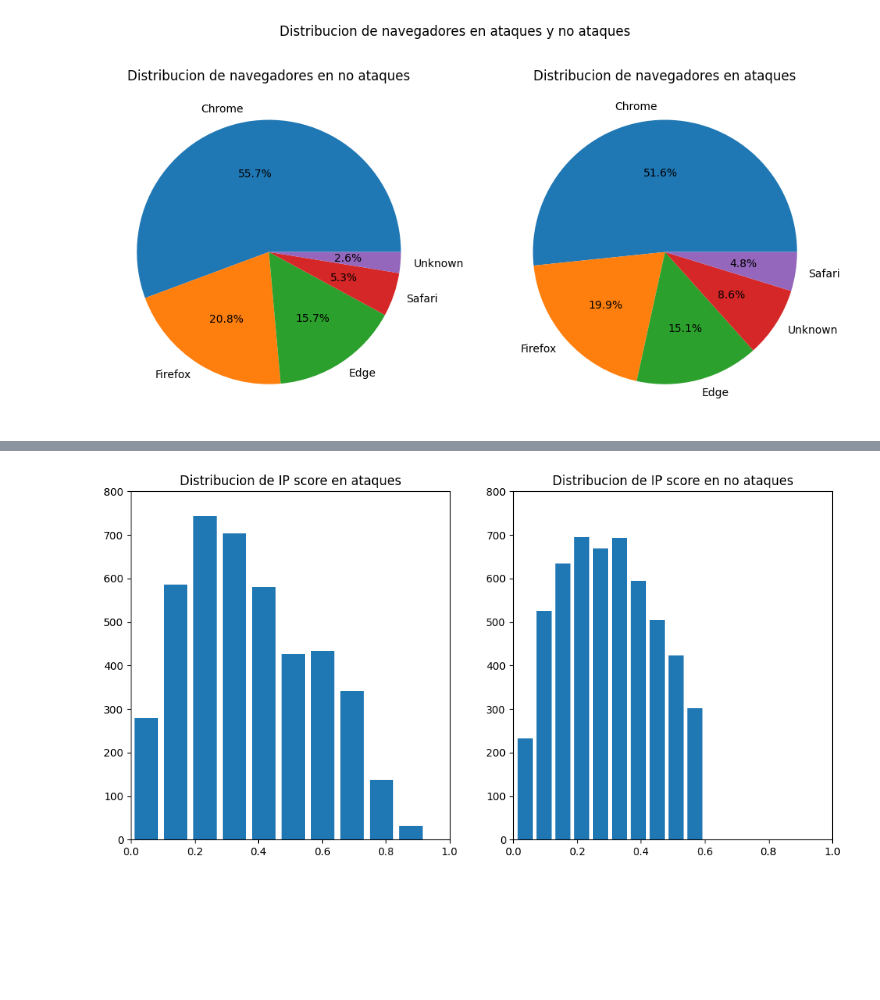
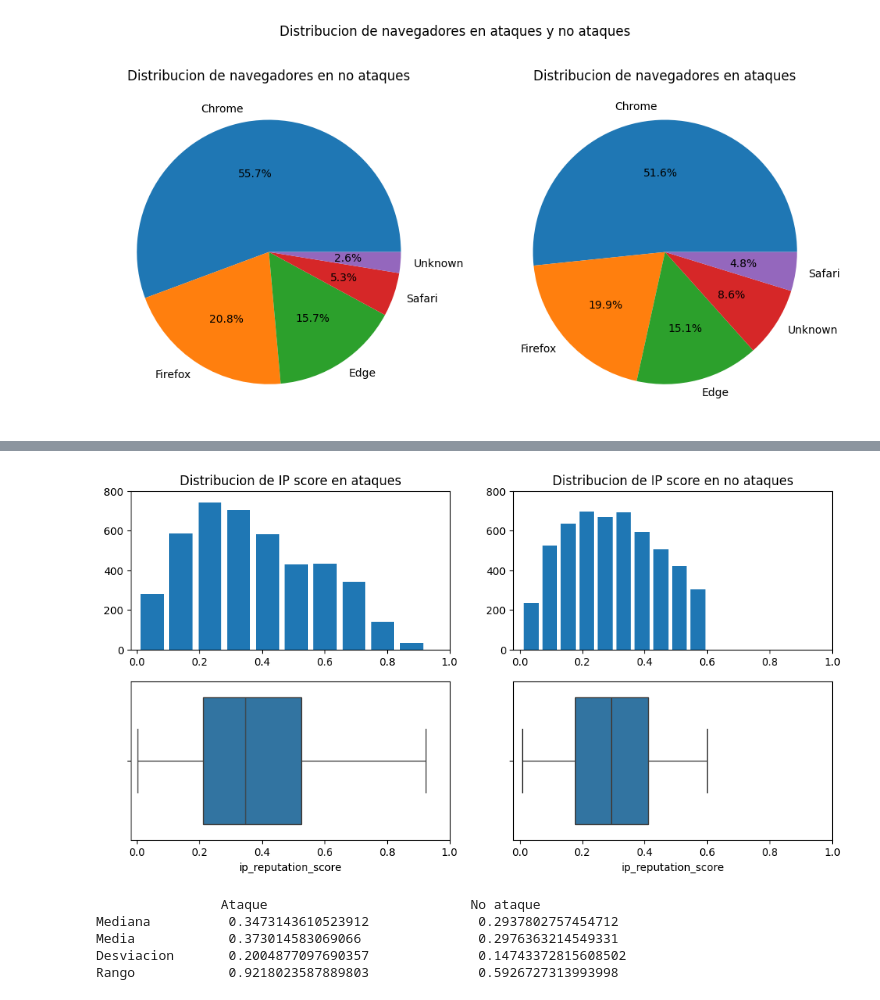
Before and after one commit to JeronimoMarg/tp_cienciaDeDatos, a Jupyter notebook: TP.ipynb, the cells around one changed output, grey strips where cells are left out. Cells and saved outputs as stored; diff of their text form; code cells hidden in the pictures; blank space fills up the shorter version.

```diff
--- a/TP.ipynb
+++ b/TP.ipynb
@@ -109,21 +125,43 @@ filtro_n_ataques.describe(include="all")
 | 75% | 5057.000000 | NaN | NaN | 5.000000 | 1066.236472 | 634.000000 | NaN | ... |
 | max | 7425.000000 | NaN | NaN | 6.000000 | 7190.392213 | 1285.000000 | NaN | ... |
 # %%
-fig, ax = plt.subplots(1, 2, figsize=(12, 6))
+INF_X = -0.02
+INF_Y = 0
+SUP_X = 1
+SUP_Y = 800
+fig, ax = plt.subplots(2, 2, figsize=(12, 6))
 fig.suptitle('')
 
-ax[0].set_ylim(0, 800)
-ax[0].set_xlim(0, 1)
-ax[0].set_title('Distribucion de IP score en ataques')
-ax[0].hist(filtro_ataques['ip_reputation_score'], bins=10, alpha=1, label='Ataques', rwidth=0.8)
-ax[1].set_ylim(0, 800)
-ax[1].set_xlim(0, 1)
-ax[1].set_title('Distribucion de IP score en no ataques')
-ax[1].hist(filtro_n_ataques['ip_reputation_score'], bins=10, alpha=1, label='No ataques', rwidth=0.8)
+ax[0,0].set_ylim(INF_Y, SUP_Y)
+ax[0,0].set_xlim(INF_X,  SUP_X)
+ax[0,0].set_title('Distribucion de IP score en ataques')
+ax[0,0].hist(filtro_ataques['ip_reputation_score'], bins=10, alpha=1, label='Ataques', rwidth=0.8)
+ax[0,1].set_ylim(INF_Y, SUP_Y)
+ax[0,1].set_xlim(INF_X,  SUP_X)
+ax[0,1].set_title('Distribucion de IP score en no ataques')
+ax[0,1].hist(filtro_n_ataques['ip_reputation_score'], bins=10, alpha=1, label='No ataques', rwidth=0.8)
+
+sns.boxplot(x = filtro_ataques["ip_reputation_score"], ax=ax[1,0])
+ax[1,0].set_xlim(INF_X,  SUP_X)
+sns.boxplot(x = filtro_n_ataques["ip_reputation_score"], ax=ax[1,1])
+ax[1,1].set_xlim(INF_X, SUP_X)
 
 plt.show()
 # %% [output]
-[figure, old version]
+[figure, new version]
+# %%
+print("\t\tAtaque\t\t\t\tNo ataque")
+print("Mediana \t", filtro_ataques["ip_reputation_score"].median(), "\t\t", filtro_n_ataques["ip_reputation_score"].median())
+print("Media \t\t", filtro_ataques["ip_reputation_score"].mean(), "\t\t", filtro_n_ataques["ip_reputation_score"].mean())
+print("Desviacion \t", filtro_ataques["ip_reputation_score"].std(), "\t\t", filtro_n_ataques["ip_reputation_score"].std())
+print("Rango \t\t", filtro_ataques["ip_reputation_score"].max() - filtro_ataques["ip_reputation_score"].min(),
+       "\t\t", filtro_n_ataques["ip_reputation_score"].max() - filtro_n_ataques["ip_reputation_score"].min())
+# %% [output]
+                Ataque                          No ataque
+Mediana          0.3473143610523912              0.2937802757454712
+Media            0.373014583069066               0.2976363214549331
+Desviacion       0.2004877097690357              0.14743372815608502
+Rango            0.9218023587889803              0.5926727313993998
 # %%
 fig, ax = plt.subplots(1, 2, figsize=(12, 6))
 ax[0].hist2d(filtro_ataques["duration"], filtro_ataques["packet_size"], bins=(np.arange(0, 3000, 10), np.arange(0, 1200, 10)))
```
Also changed, not shown: parts of 5 cells of this notebook, 1 other file.
